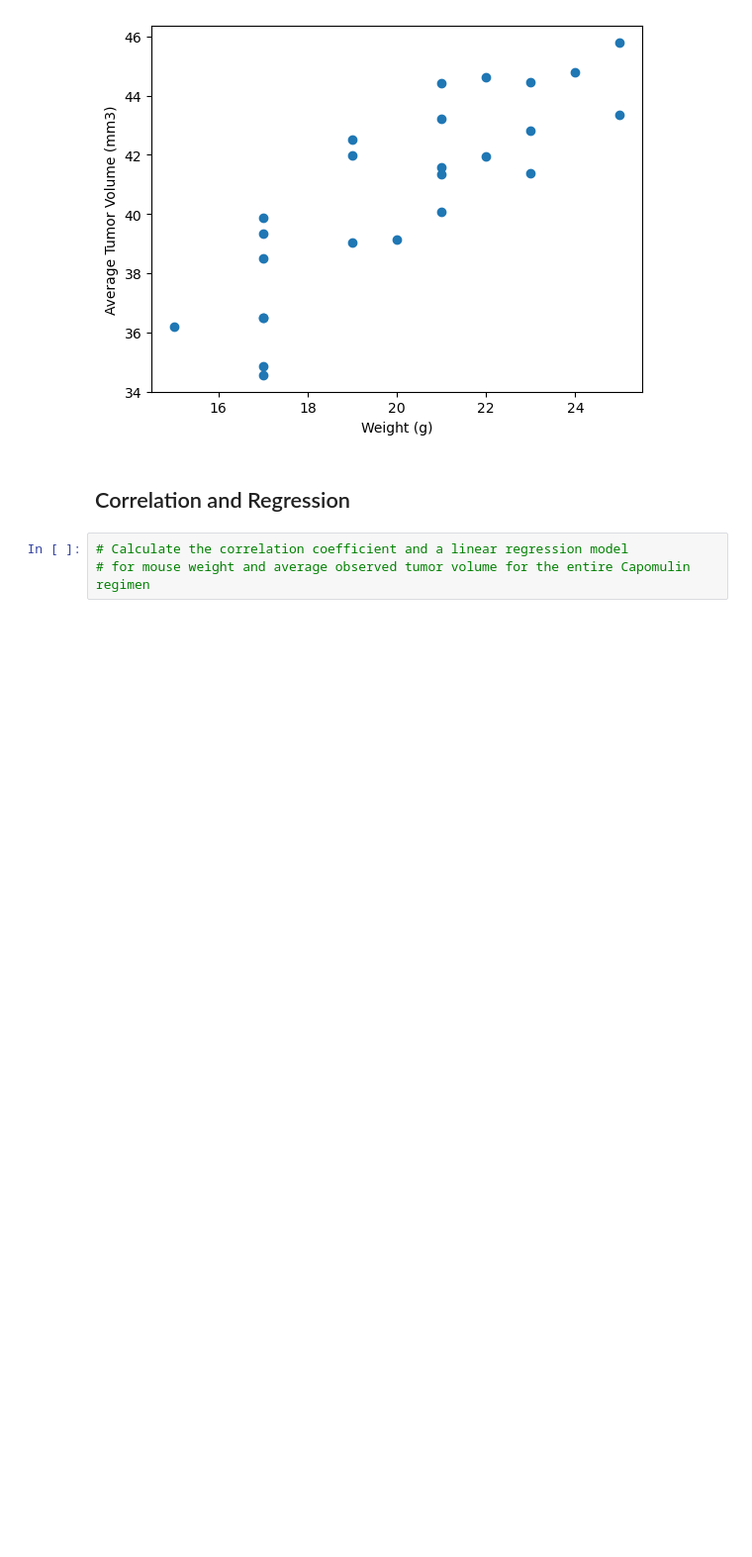
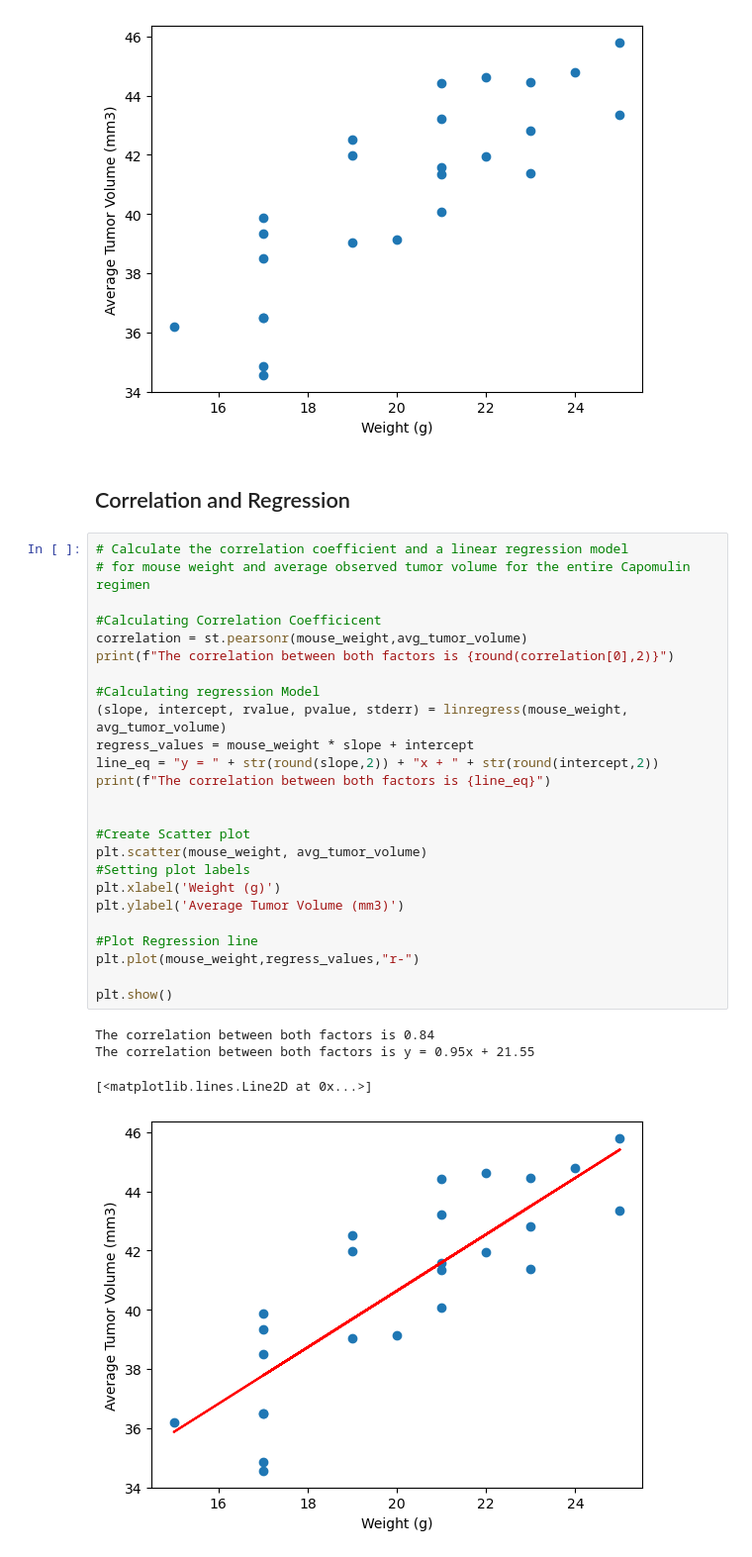
Before and after one commit to Allan-CM/Pymaceuticals, a Jupyter notebook: main.ipynb, the cells around one changed output. Shown: that part at 99% size. Cells and saved outputs as stored; diff of their text form; blank space fills up the shorter version.

```diff
--- a/main.ipynb
+++ b/main.ipynb
@@ -306,6 +311,33 @@ Text(0, 0.5, 'Average Tumor Volume (mm3)')
 [figure]
 # %% [markdown]
 ## Correlation and Regression
-# %%
-# Calculate the correlation coefficient and a linear regression model
-# for mouse weight and average observed tumor volume for the entire Capomulin regimen
+# %%
+# Calculate the correlation coefficient and a linear regression model
+# for mouse weight and average observed tumor volume for the entire Capomulin regimen
+
+#Calculating Correlation Coefficicent
+correlation = st.pearsonr(mouse_weight,avg_tumor_volume)
+print(f"The correlation between both factors is {round(correlation[0],2)}")
+
+#Calculating regression Model
+(slope, intercept, rvalue, pvalue, stderr) = linregress(mouse_weight, avg_tumor_volume)
+regress_values = mouse_weight * slope + intercept
+line_eq = "y = " + str(round(slope,2)) + "x + " + str(round(intercept,2))
+print(f"The correlation between both factors is {line_eq}")
+
+
+#Create Scatter plot
+plt.scatter(mouse_weight, avg_tumor_volume)
+#Setting plot labels
+plt.xlabel('Weight (g)')
+plt.ylabel('Average Tumor Volume (mm3)')
+
+#Plot Regression line
+plt.plot(mouse_weight,regress_values,"r-")
+
+plt.show()
+# %% [output]
+The correlation between both factors is 0.84
+The correlation between both factors is y = 0.95x + 21.55
+[<matplotlib.lines.Line2D at 0x...>]
+[figure, added]
```
Also changed, not shown: parts of 3 cells of this notebook.
